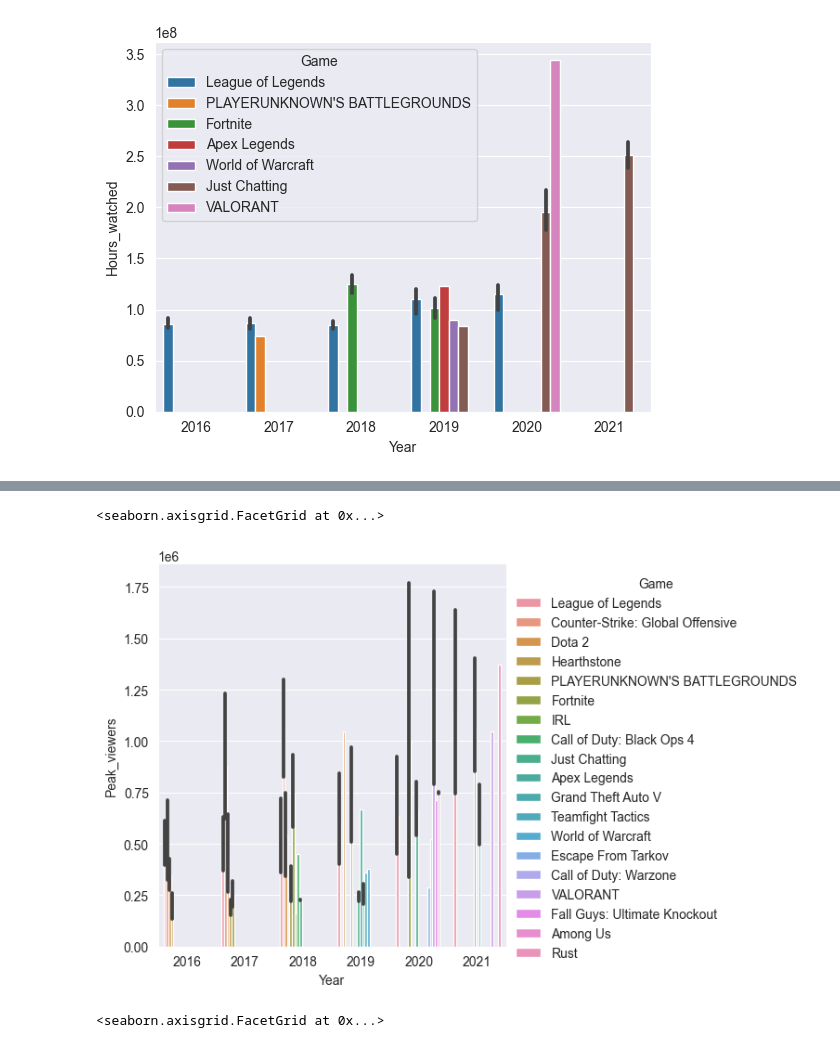
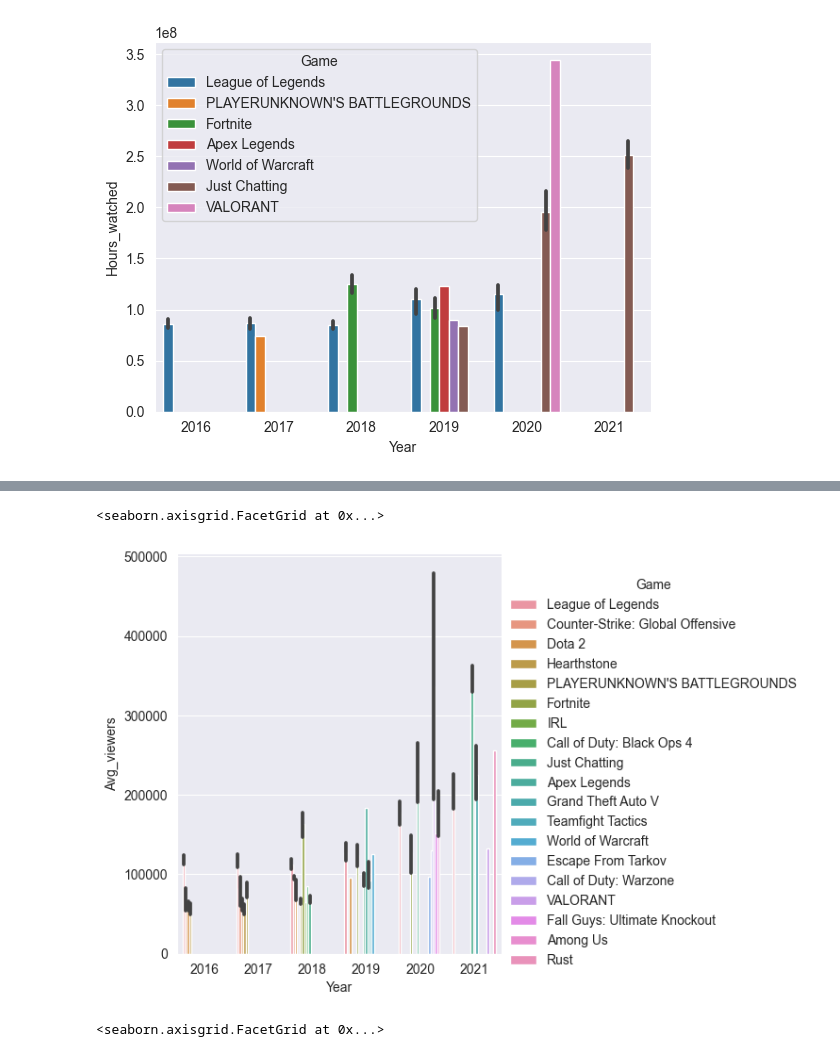
Before and after one commit to HrexD/DataAnalyse, a Jupyter notebook: Analyse.ipynb, the cells around one changed output, grey strips where cells are left out. Saved outputs shown, nothing was run; the diff lists cells and outputs as text; code cells hidden in the pictures.

```diff
--- a/Analyse.ipynb
+++ b/Analyse.ipynb
@@ -65,8 +85,8 @@ top3=df.query("Rank <=3")
 # %%
-sb.catplot(data=top3, x='Year', y="Peak_viewers", hue="Game",kind="bar")
+sb.catplot(data=top3, x='Year', y="Avg_viewers", hue="Game",kind="bar")
 # %% [output]
 <seaborn.axisgrid.FacetGrid at 0x...>
-[figure, old version]
+[figure, new version]
 # %%
 sb.catplot(data=top3, x='Year', y="Hours_watched", hue="Game", kind="bar")
 # %% [output]
```
Also changed, not shown: parts of 9 cells of this notebook.
